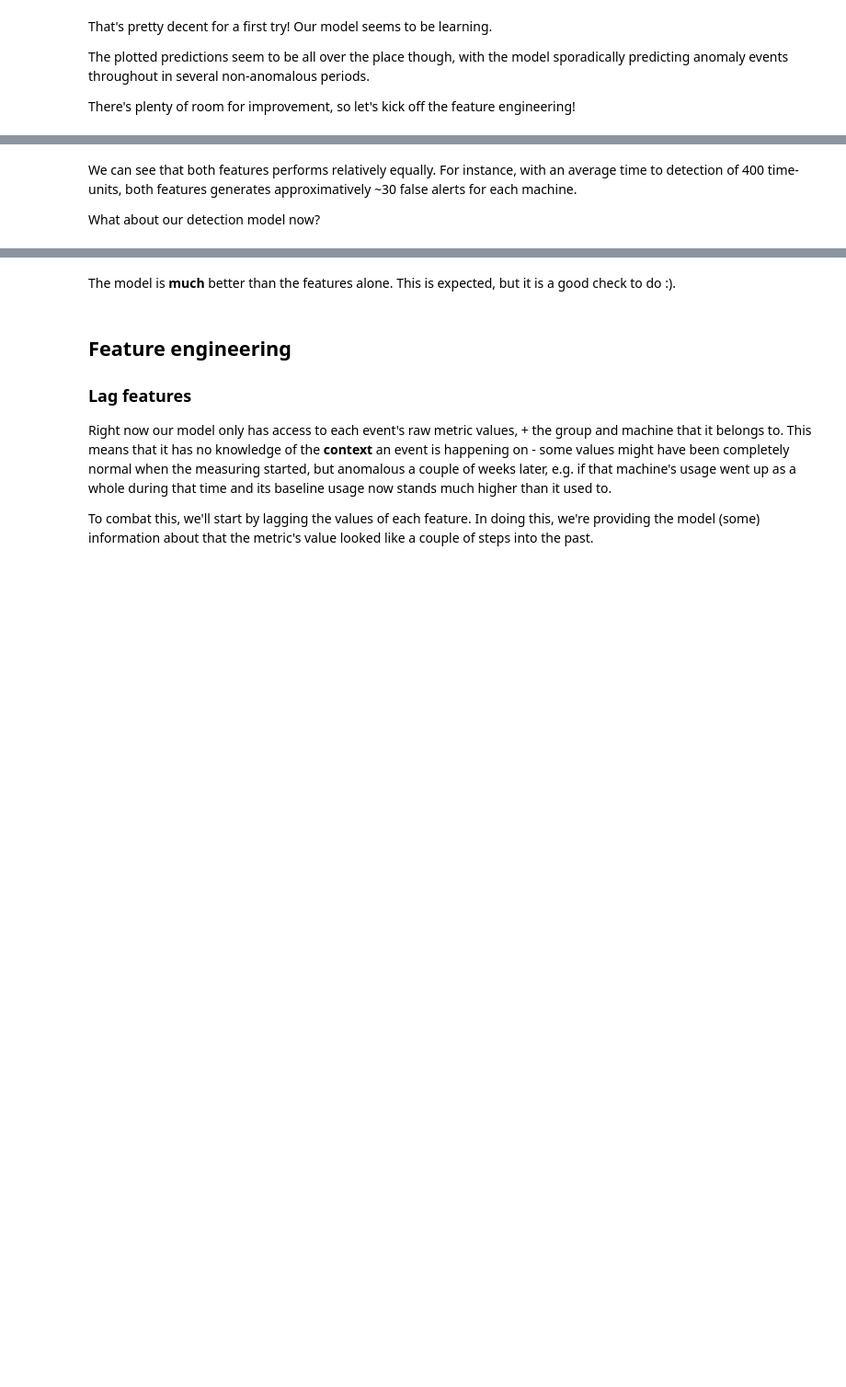
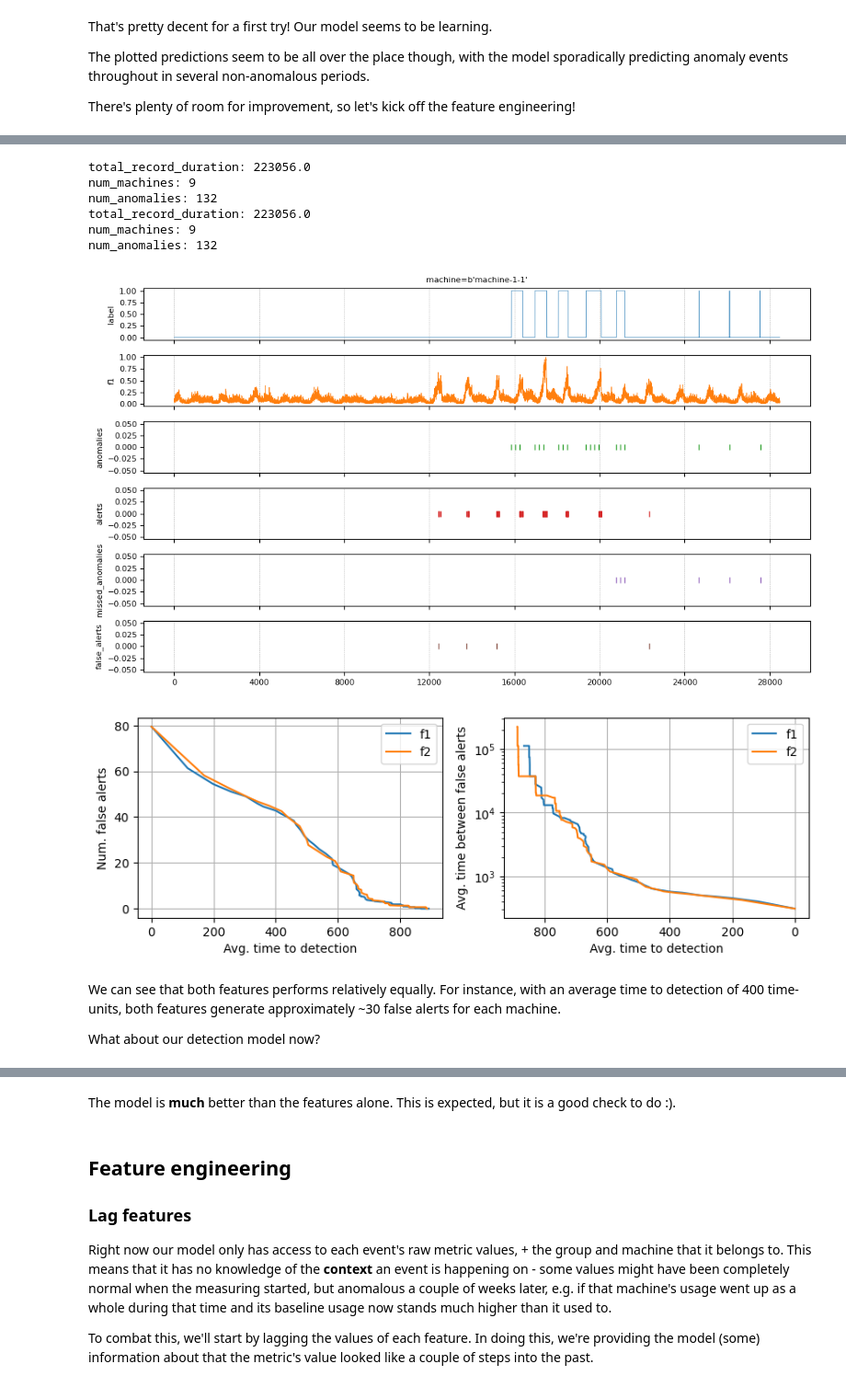
Before and after one commit to google/temporian, a Jupyter notebook: docs/src/tutorials/anomaly_detection_unsupervised.ipynb, the cells around one changed output, grey strips where cells are left out. Shown at 92% size. Drawn from its saved outputs; the diff is of its cells as text; code cells hidden in the pictures; blank space fills up the shorter version.

```diff
--- a/docs/src/tutorials/anomaly_detection_unsupervised.ipynb
+++ b/docs/src/tutorials/anomaly_detection_unsupervised.ipynb
@@ -266,4 +374,6 @@ We can find which one of the two features alone can best detect anomalies.he sit
 # %%
+# @title Define "compute_detection_amoc" and "plot_detection_amoc" to compute and plot amocs.
+
 from dataclasses import dataclass
 from typing import Optional, Dict, List
 import matplotlib.pyplot as plt
@@ -307,11 +417,11 @@ def compute_detection_amoc(target : tp.EventSet,
     end_of_records = signal.end()
     end_of_records_global = end_of_records.drop_index(keep=False).end()
 
-    def sum_by_index(evtset) -> int:
+    def sum_by_index(evset) -> int:
         """Sums of the last value of a feature in all the indexes."""
-        assert len(evtset.schema.features) == 1 # There should be only one feature
+        assert len(evset.schema.features) == 1 # There should be only one feature
 
-        return float(evtset.drop_index(keep=False).cumsum(sampling=end_of_records_global).get_arbitrary_index_data().features[0][0])
+        return float(evset.drop_index(keep=False).cumsum(sampling=end_of_records_global).get_arbitrary_index_data().features[0][0])
 
     # The duration of record in each index is the time distance between the first and last event.
     record_duration = signal.begin().since_last(sampling=signal.end())
@@ -389,36 +499,45 @@ def plot_detection_amoc(amoc_dict: Dict[str, List[ThresholdEval]]):
         ax.plot([e.average_time_to_detection for e in amoc],
                 [e.num_false_alerts for e in amoc],
                label=name)
 
         ax = axs[0,1]
         ax.plot([e.average_time_to_detection for e in amoc if e.num_false_alerts != 0],
                 [e.total_record_duration / e.num_false_alerts for e in amoc if e.num_false_alerts != 0],
                label=name)
 
     ax = axs[0,0]
     ax.set_xlabel("Avg. time to detection")
     ax.set_ylabel("Num. false alerts")
     ax.legend()
     ax.grid(True)
 
     ax = axs[0,1]
     ax.set_xlabel("Avg. time to detection")
     ax.set_ylabel("Avg. time between false alerts")
     ax.set_yscale("log")
     ax.invert_xaxis()
     ax.legend()
     ax.grid(True)
 
 amoc_f1 = compute_detection_amoc(evset["label"], evset["f1"])
 amoc_f2 = compute_detection_amoc(evset["label"], evset["f2"], plot_first=False)
 
 plot_detection_amoc({
     "f1":amoc_f1,
     "f2":amoc_f2,
 })
+# %% [output]
+total_record_duration: 223056.0
+num_machines: 9
+num_anomalies: 132
+total_record_duration: 223056.0
+num_machines: 9
+num_anomalies: 132
+[figure, added]
+[figure, added]
 # %% [markdown]
 We can see that both features performs relatively equally.
-For instance, with an average time to detection of 400 time-units, both features generates approximatively ~30 false alerts for each machine.
+For instance, with an average time to detection of 400 time-units, both features generate approximately ~30 false alerts for each machine.
 
 What about our detection model now?
 # %%
```
Also changed, not shown: parts of 22 cells of this notebook, 1 other file.
